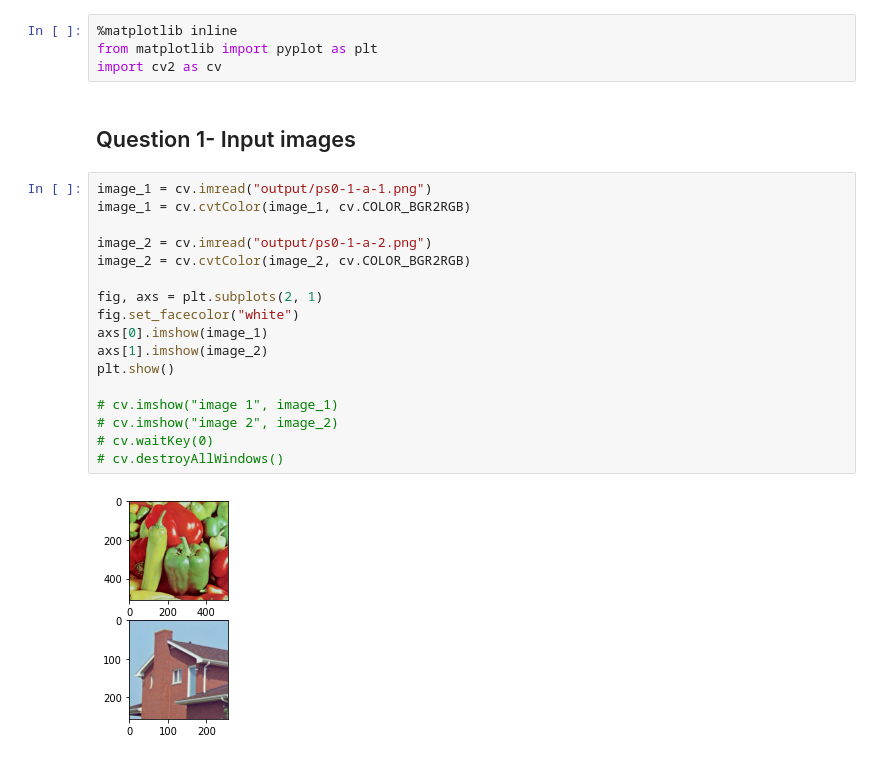
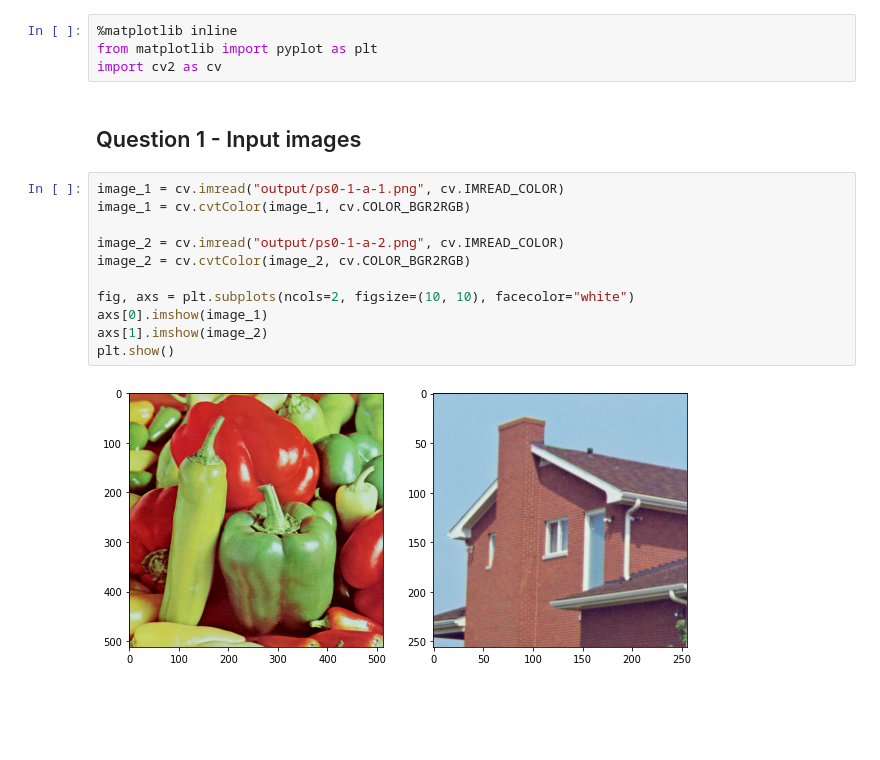
Before and after one commit to Joaom123/udacity-introduction-to-computer-vision, a Jupyter notebook: ps0/ps0.ipynb, the cells around one changed output. Saved outputs shown, nothing was run; the diff lists cells and outputs as text; blank space fills up the shorter version.

```diff
--- a/ps0/ps0.ipynb
+++ b/ps0/ps0.ipynb
@@ -7,23 +7,17 @@
 from matplotlib import pyplot as plt
 import cv2 as cv
 # %% [markdown]
-## Question 1- Input images
+## Question 1 - Input images
 # %%
-image_1 = cv.imread("output/ps0-1-a-1.png")
+image_1 = cv.imread("output/ps0-1-a-1.png", cv.IMREAD_COLOR)
 image_1 = cv.cvtColor(image_1, cv.COLOR_BGR2RGB)
 
-image_2 = cv.imread("output/ps0-1-a-2.png")
+image_2 = cv.imread("output/ps0-1-a-2.png", cv.IMREAD_COLOR)
 image_2 = cv.cvtColor(image_2, cv.COLOR_BGR2RGB)
 
-fig, axs = plt.subplots(2, 1)
-fig.set_facecolor("white")
+fig, axs = plt.subplots(ncols=2, figsize=(10, 10), facecolor="white")
 axs[0].imshow(image_1)
 axs[1].imshow(image_2)
 plt.show()
-
-# cv.imshow("image 1", image_1)
-# cv.imshow("image 2", image_2)
-# cv.waitKey(0)
-# cv.destroyAllWindows()
 # %% [output]
-[figure, old version]
+[figure, new version]
```
Also changed, not shown: parts of 8 cells of this notebook, 3 other files.
